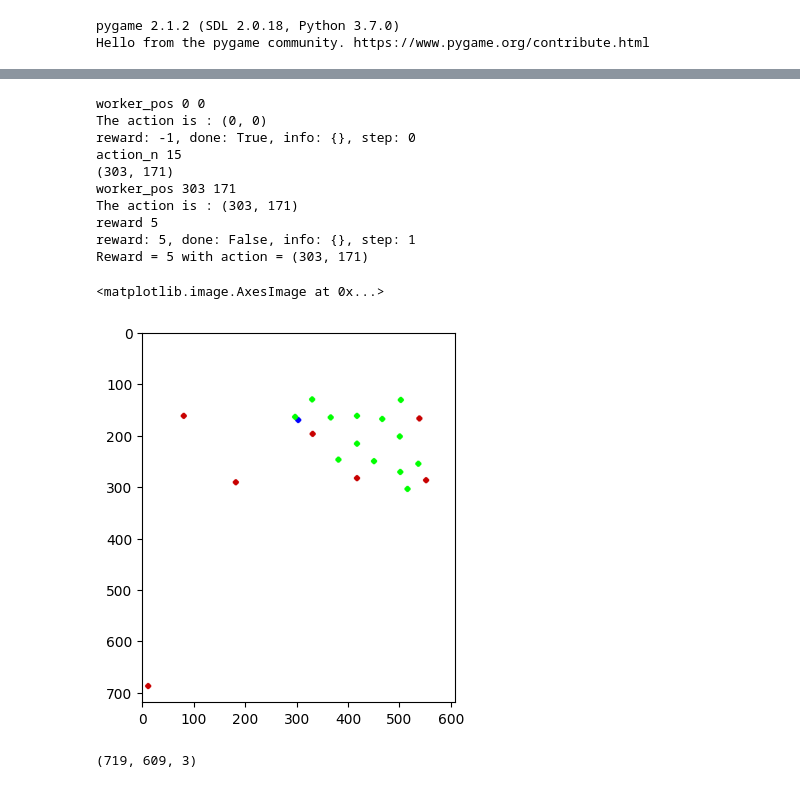
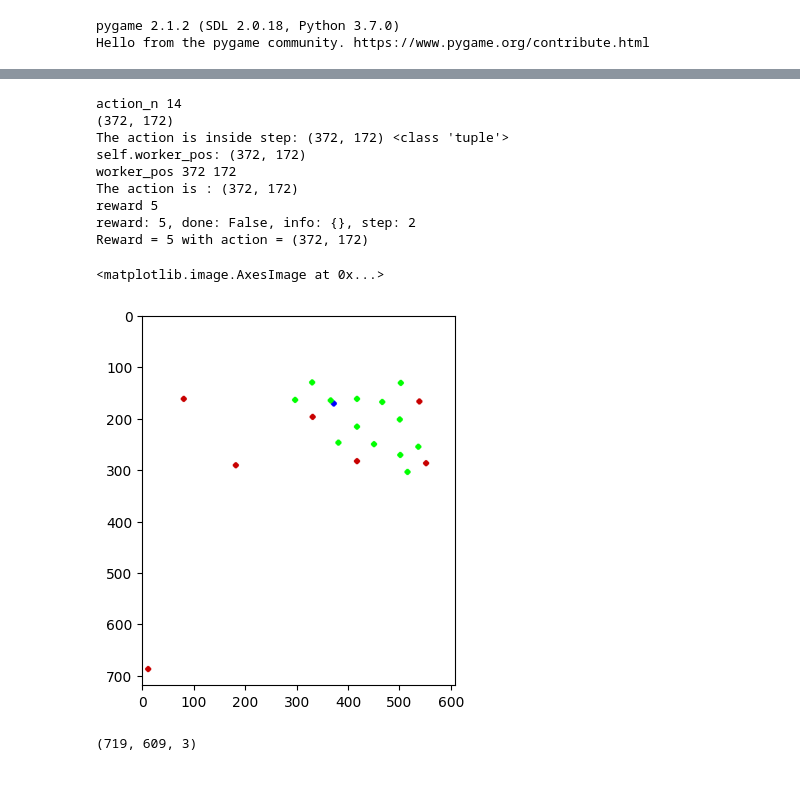
Before and after one commit to ruslanmv/How-to-create-custom-Reinforcement-Learning-environment, a Jupyter notebook: custom_game/gym-basic/2-Creation-RL.ipynb, the cells around one changed output, grey strips where cells are left out. Drawn from its saved outputs; the diff is of its cells as text; code cells hidden in the pictures.

```diff
--- a/custom_game/gym-basic/2-Creation-RL.ipynb
+++ b/custom_game/gym-basic/2-Creation-RL.ipynb
@@ -309,3 +328,6 @@ class BasicEnv13(gym.Env):
 # %% [output]
 pygame 2.1.2 (SDL 2.0.18, Python 3.7.0)
 Hello from the pygame community. https://www.pygame.org/contribute.html
+# %%
+# method 1 - use local test class
+env = BasicEnv14()
@@ -311,0 +351,8 @@ Hello from the pygame community. https://www.pygame.org/contribute.html
+# %%
+action_n = env.action_space.sample()
+state, reward, done, info = env.step(action_n)
+print("Reward = {} with action = {}".format(reward,action_n))
+#print(state)
+import matplotlib.pyplot as plt
+plt.figure()
+plt.imshow(state)
@@ -312,30 +370,26 @@ Hello from the pygame community. https://www.pygame.org/contribute.html
 # %%
-# method 1 - use local test class
-env = BasicEnv13()
-env.reset()
 action_n = env.action_space.sample()
 print('action_n',action_n)
 action=int(df['x_coord'][action_n]), int(df['y_coord'][action_n])
 print(action)
 state, reward, done, info = env.step(action)
 print("Reward = {} with action = {}".format(reward,action))
 #print(state)
 import matplotlib.pyplot as plt
 plt.figure()
 plt.imshow(state)
 # %% [output]
-worker_pos 0 0
-The action is : (0, 0)
-reward: -1, done: True, info: {}, step: 0
-action_n 15
-(303, 171)
-worker_pos 303 171
-The action is : (303, 171)
+action_n 14
+(372, 172)
+The action is inside step: (372, 172) <class 'tuple'>
+self.worker_pos: (372, 172)
+worker_pos 372 172
+The action is : (372, 172)
 reward 5
-reward: 5, done: False, info: {}, step: 1
-Reward = 5 with action = (303, 171)
+reward: 5, done: False, info: {}, step: 2
+Reward = 5 with action = (372, 172)
 <matplotlib.image.AxesImage at 0x...>
-[figure, old version]
+[figure, new version]
 # %%
 state.shape
 # %% [output]
```
Also changed, not shown: parts of 34 cells of this notebook, 5 other files.
